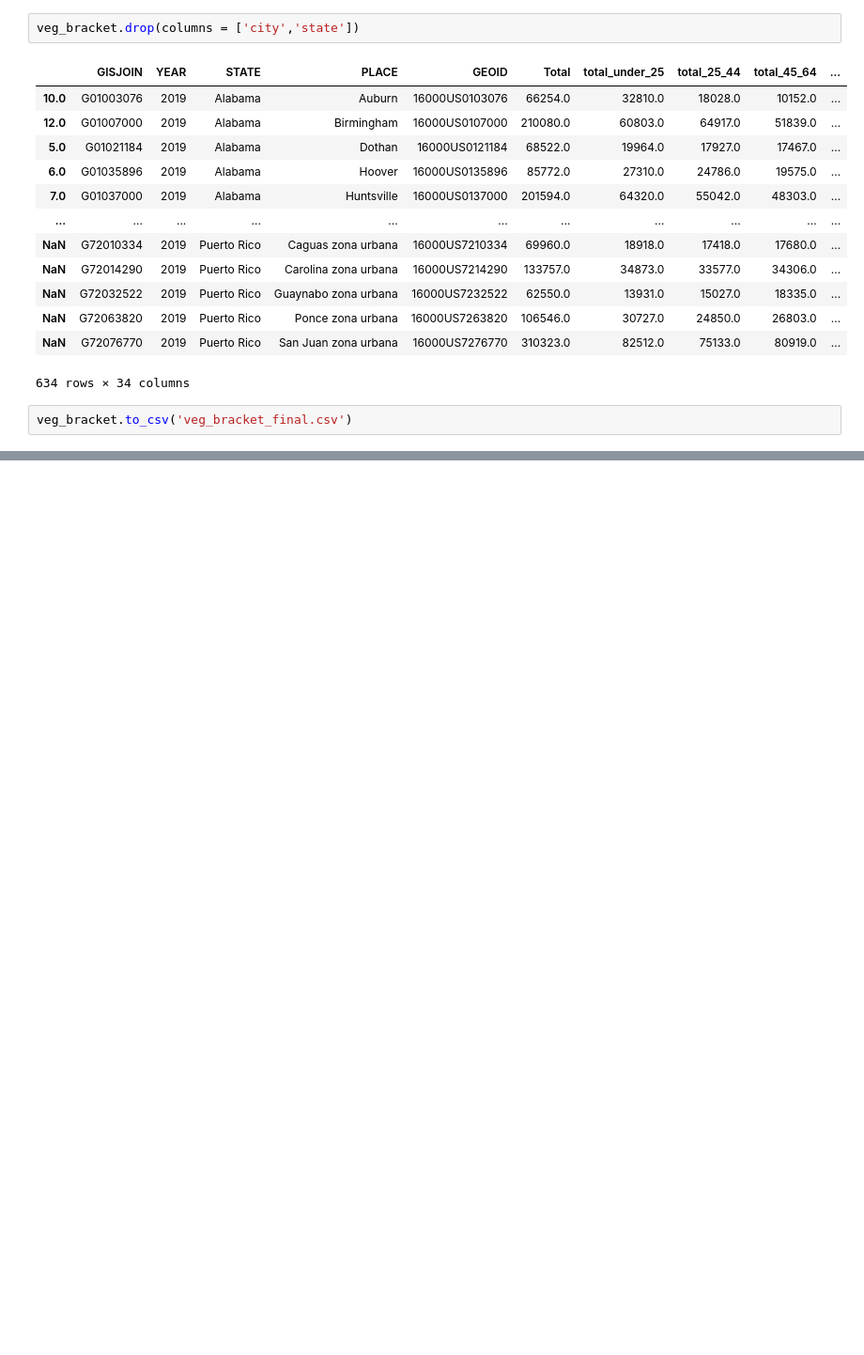
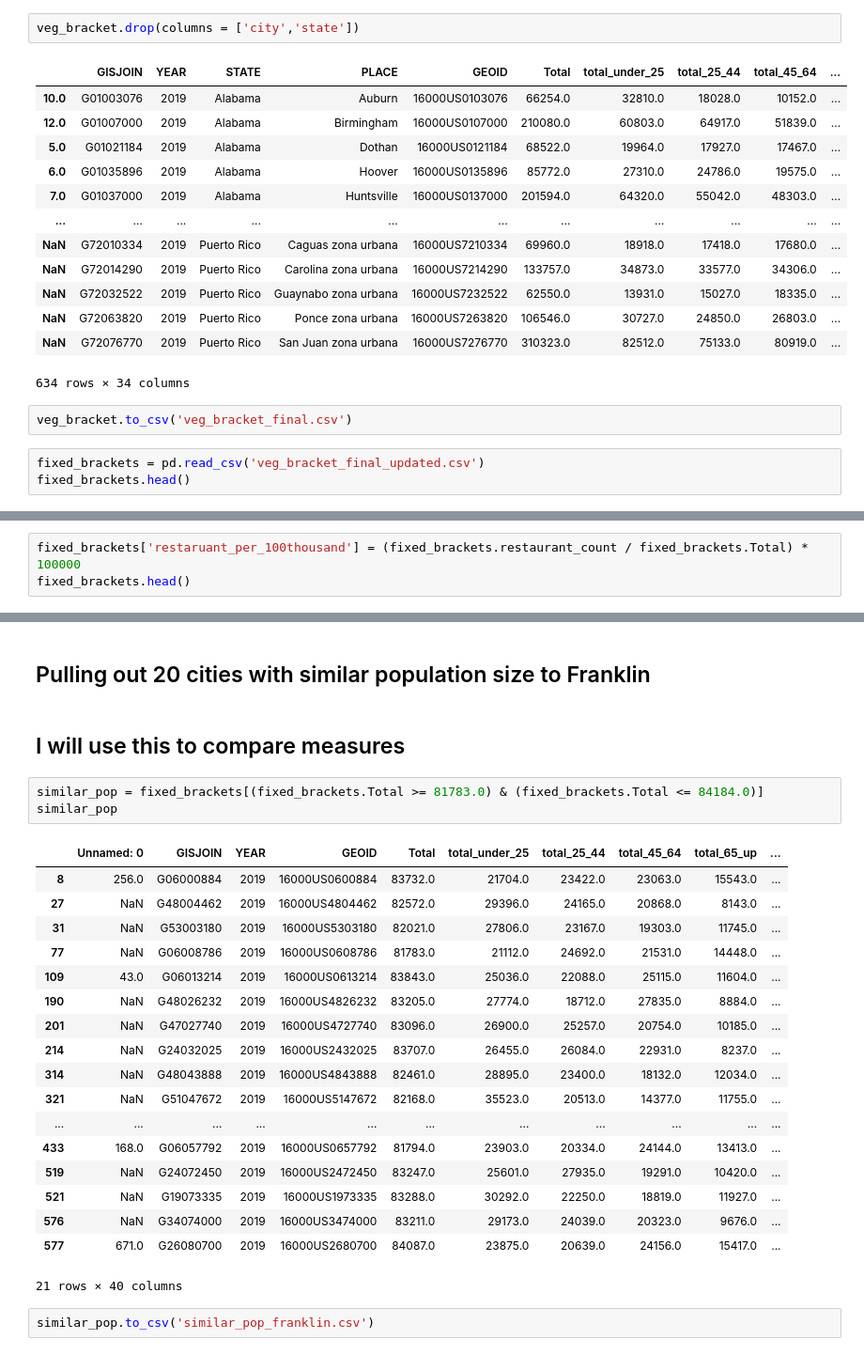
Before and after one commit to pennyandjude/Plant-Based-Franklin, a Jupyter notebook: Joined Restaurants and Brackets.ipynb, the cells around one changed output, grey strips where cells are left out. Shown at 94% size. Saved outputs shown, nothing was run; the diff lists cells and outputs as text; blank space fills up the shorter version.

Commit message:
Add files via upload
Similarity measurement and rank to compare to Franklin

```diff
--- a/Joined Restaurants and Brackets.ipynb
+++ b/Joined Restaurants and Brackets.ipynb
@@ -142,3 +166,6 @@ veg_bracket.drop(columns = ['city','state'])
 634 rows × 34 columns
 # %%
 veg_bracket.to_csv('veg_bracket_final.csv')
+# %%
+fixed_brackets = pd.read_csv('veg_bracket_final_updated.csv')
+fixed_brackets.head()
@@ -144,0 +180,3 @@ veg_bracket.to_csv('veg_bracket_final.csv')
+# %%
+fixed_brackets['restaruant_per_100thousand'] = (fixed_brackets.restaurant_count / fixed_brackets.Total) * 100000
+fixed_brackets.head()
@@ -144,0 +191,28 @@ veg_bracket.to_csv('veg_bracket_final.csv')
+# %% [markdown]
+## Pulling out 20 cities with similar population size to Franklin
+# %% [markdown]
+## I will use this to compare measures
+# %%
+similar_pop = fixed_brackets[(fixed_brackets.Total >= 81783.0) & (fixed_brackets.Total <= 84184.0)]
+similar_pop
+# %% [output]
+|  | Unnamed: 0 | GISJOIN | YEAR | GEOID | Total | total_under_25 | total_25_44 | total_45_64 | total_65_up | ... |
+| 8 | 256.0 | G06000884 | 2019 | 16000US0600884 | 83732.0 | 21704.0 | 23422.0 | 23063.0 | 15543.0 | ... |
+| 27 | NaN | G48004462 | 2019 | 16000US4804462 | 82572.0 | 29396.0 | 24165.0 | 20868.0 | 8143.0 | ... |
+| 31 | NaN | G53003180 | 2019 | 16000US5303180 | 82021.0 | 27806.0 | 23167.0 | 19303.0 | 11745.0 | ... |
+| 77 | NaN | G06008786 | 2019 | 16000US0608786 | 81783.0 | 21112.0 | 24692.0 | 21531.0 | 14448.0 | ... |
+| 109 | 43.0 | G06013214 | 2019 | 16000US0613214 | 83843.0 | 25036.0 | 22088.0 | 25115.0 | 11604.0 | ... |
+| 190 | NaN | G48026232 | 2019 | 16000US4826232 | 83205.0 | 27774.0 | 18712.0 | 27835.0 | 8884.0 | ... |
+| 201 | NaN | G47027740 | 2019 | 16000US4727740 | 83096.0 | 26900.0 | 25257.0 | 20754.0 | 10185.0 | ... |
+| 214 | NaN | G24032025 | 2019 | 16000US2432025 | 83707.0 | 26455.0 | 26084.0 | 22931.0 | 8237.0 | ... |
+| 314 | NaN | G48043888 | 2019 | 16000US4843888 | 82461.0 | 28895.0 | 23400.0 | 18132.0 | 12034.0 | ... |
+| 321 | NaN | G51047672 | 2019 | 16000US5147672 | 82168.0 | 35523.0 | 20513.0 | 14377.0 | 11755.0 | ... |
+| ... | ... | ... | ... | ... | ... | ... | ... | ... | ... | ... |
+| 433 | 168.0 | G06057792 | 2019 | 16000US0657792 | 81794.0 | 23903.0 | 20334.0 | 24144.0 | 13413.0 | ... |
+| 519 | NaN | G24072450 | 2019 | 16000US2472450 | 83247.0 | 25601.0 | 27935.0 | 19291.0 | 10420.0 | ... |
+| 521 | NaN | G19073335 | 2019 | 16000US1973335 | 83288.0 | 30292.0 | 22250.0 | 18819.0 | 11927.0 | ... |
+| 576 | NaN | G34074000 | 2019 | 16000US3474000 | 83211.0 | 29173.0 | 24039.0 | 20323.0 | 9676.0 | ... |
+| 577 | 671.0 | G26080700 | 2019 | 16000US2680700 | 84087.0 | 23875.0 | 20639.0 | 24156.0 | 15417.0 | ... |
+21 rows × 40 columns
+# %%
+similar_pop.to_csv('similar_pop_franklin.csv')
```
Also changed, not shown: parts of 18 cells of this notebook.
